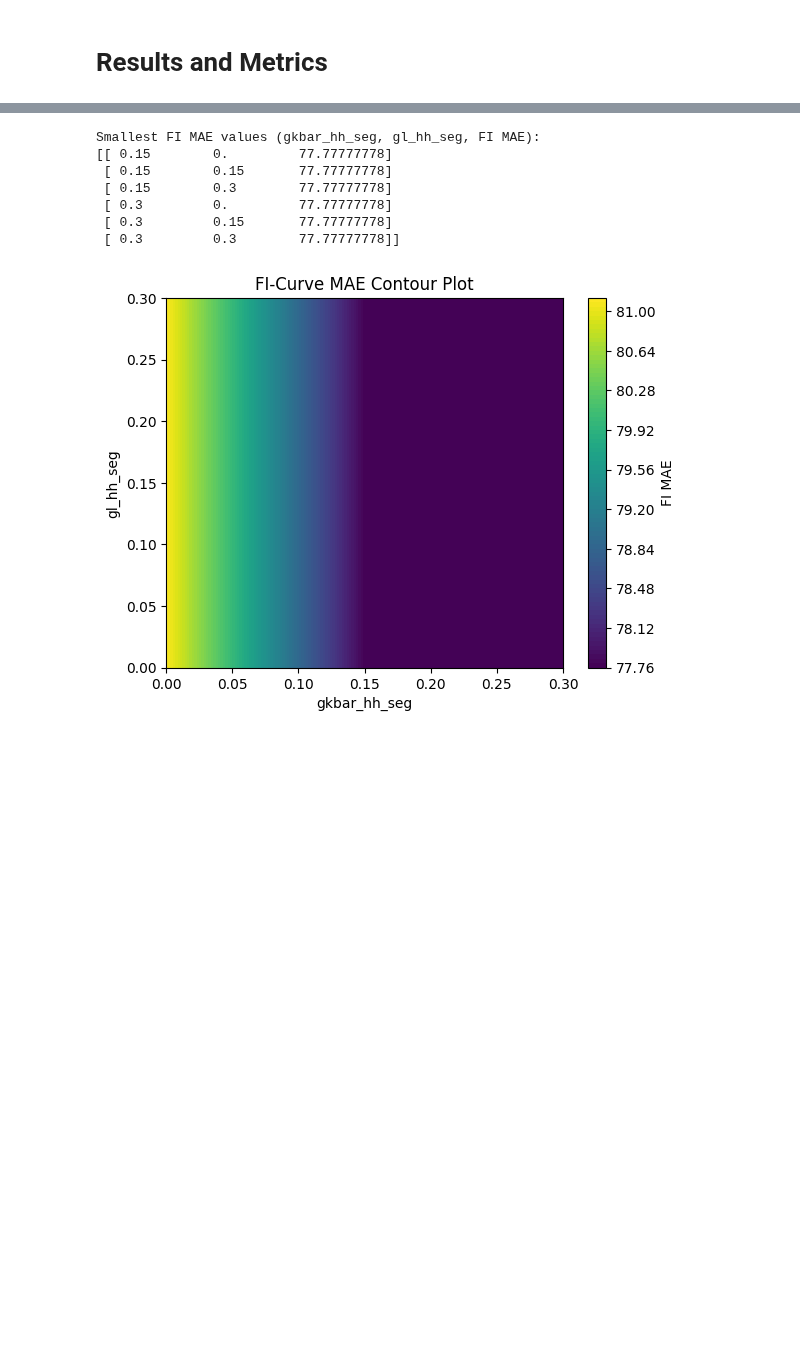
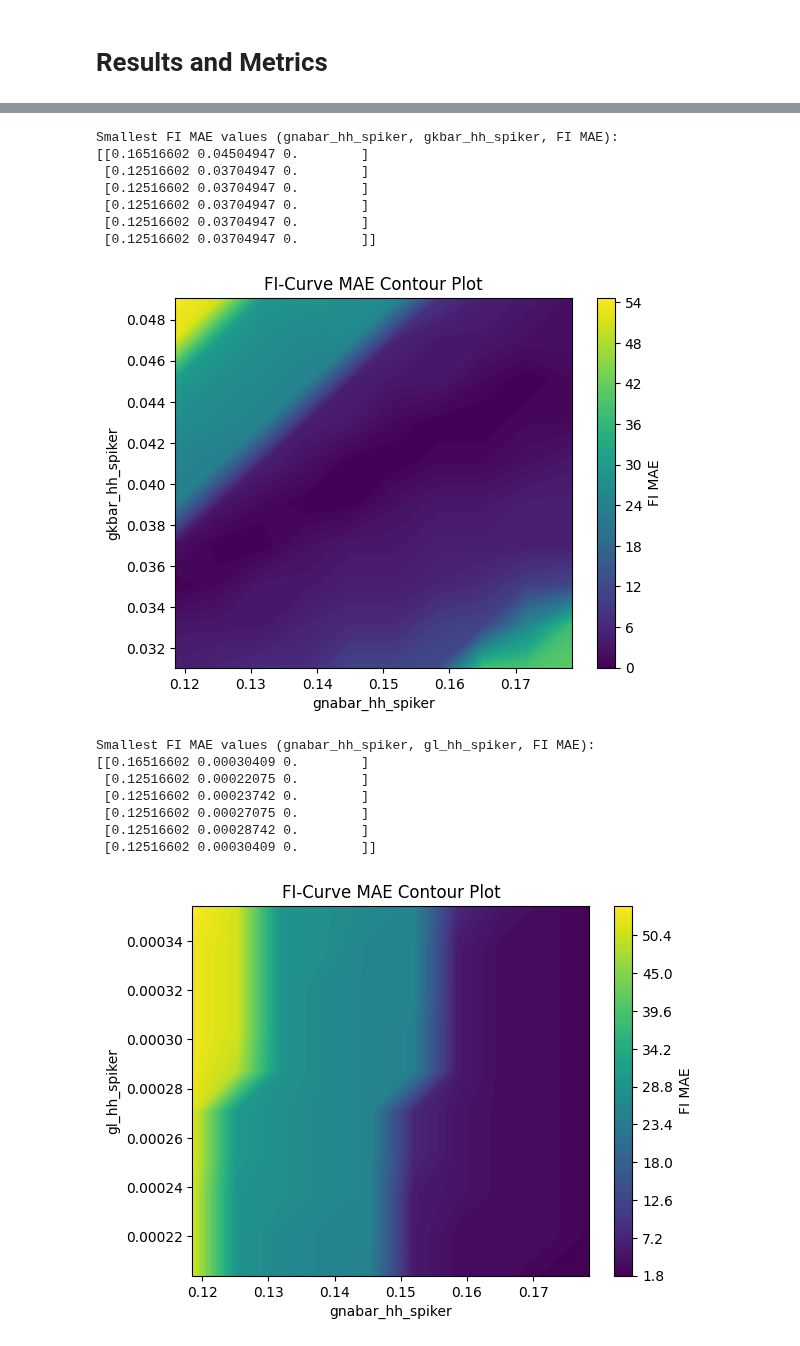
Before and after one commit to V-Marco/ACT, a Jupyter notebook: experiments/Spiker/not-filtered/Original.ipynb, the cells around one changed output, grey strips where cells are left out. Cells and saved outputs as stored; diff of their text form; code cells hidden in the pictures; blank space fills up the shorter version.

```diff
--- a/experiments/Spiker/not-filtered/Original.ipynb
+++ b/experiments/Spiker/not-filtered/Original.ipynb
@@ -169,0 +220,20 @@ MAE of summary features for final prediction: 590868.6143920439
+# %%
+from act import ACTPlot as actplt
+
+g_names = ["gnabar_hh_spiker", "gkbar_hh_spiker", "gl_hh_spiker"]
+
+for i in range(len(g_names)-1):
+    actplt.plot_training_feature_mae_contour_plot(
+        final_folder,
+        sim_par.CI,
+        sim_par.CI[0].delay,
+        sim_par.h_dt,
+        index1=0,
+        index2=i+1,
+        g_names=g_names,
+        train_features=["i_trace_stats", "number_of_spikes", "spike_times", "spike_height_stats", "trough_times", "trough_height_stats", "lto-hto_amplitude", "lto-hto_frequency"],
+        threshold=0,
+        first_n_spikes=20,
+        num_levels=100,
+        results_filename=f"{final_folder}/results/Feature_MAE_Contour_Plot_{g_names[0]}_{g_names[i+1]}.png"
+    )
@@ -170,29 +257,37 @@ MAE of summary features for final prediction: 590868.6143920439
 # %%
 from act import ACTPlot as actplt
 
-g_names = ["gkbar_hh_orig", "gl_hh_orig"]
+g_names = ["gnabar_hh_spiker", "gkbar_hh_spiker", "gl_hh_spiker"]
 
-actplt.plot_training_fi_mae_contour_plot(
-final_folder,
-sim_par["CI_amps"],
-sim_par["CI_dur"],
-sim_par["CI_delay"],
-sim_par["h_dt"],
-index1=0,
-index2=1,
-g_names=g_names,
-num_levels=100,
-results_filename=f"{final_folder}/results/Fi_MAE_Contour_Plot.png"
-)
+for i in range(len(g_names)-1):
+    actplt.plot_training_fi_mae_contour_plot(
+        final_folder,
+        sim_par.CI,
+        sim_par.CI[0].dur,
+        sim_par.CI[0].delay,
+        sim_par.h_dt,
+        index1=0,
+        index2=i+1,
+        g_names=g_names,
+        results_filename=f"{final_folder}/results/FI_MAE_Contour_Plot_{g_names[0]}_{g_names[i+1]}.png"
+    )
 # %% [output]
-Smallest FI MAE values (gkbar_hh_seg, gl_hh_seg, FI MAE):
-[[ 0.15        0.         77.77777778]
- [ 0.15        0.15       77.77777778]
- [ 0.15        0.3        77.77777778]
- [ 0.3         0.         77.77777778]
- [ 0.3         0.15       77.77777778]
- [ 0.3         0.3        77.77777778]]
+Smallest FI MAE values (gnabar_hh_spiker, gkbar_hh_spiker, FI MAE):
+[[0.16516602 0.04504947 0.        ]
+ [0.12516602 0.03704947 0.        ]
+ [0.12516602 0.03704947 0.        ]
+ [0.12516602 0.03704947 0.        ]
+ [0.12516602 0.03704947 0.        ]
+ [0.12516602 0.03704947 0.        ]]
-[figure, old version]
+[figure, new version]
+Smallest FI MAE values (gnabar_hh_spiker, gl_hh_spiker, FI MAE):
+[[0.16516602 0.00030409 0.        ]
+ [0.12516602 0.00022075 0.        ]
+ [0.12516602 0.00023742 0.        ]
+ [0.12516602 0.00027075 0.        ]
+ [0.12516602 0.00028742 0.        ]
+ [0.12516602 0.00030409 0.        ]]
+[figure, added]
 # %%
 from act import ACTPlot as actplt
 
```
Also changed, not shown: parts of 11 cells of this notebook, 11 other files.
